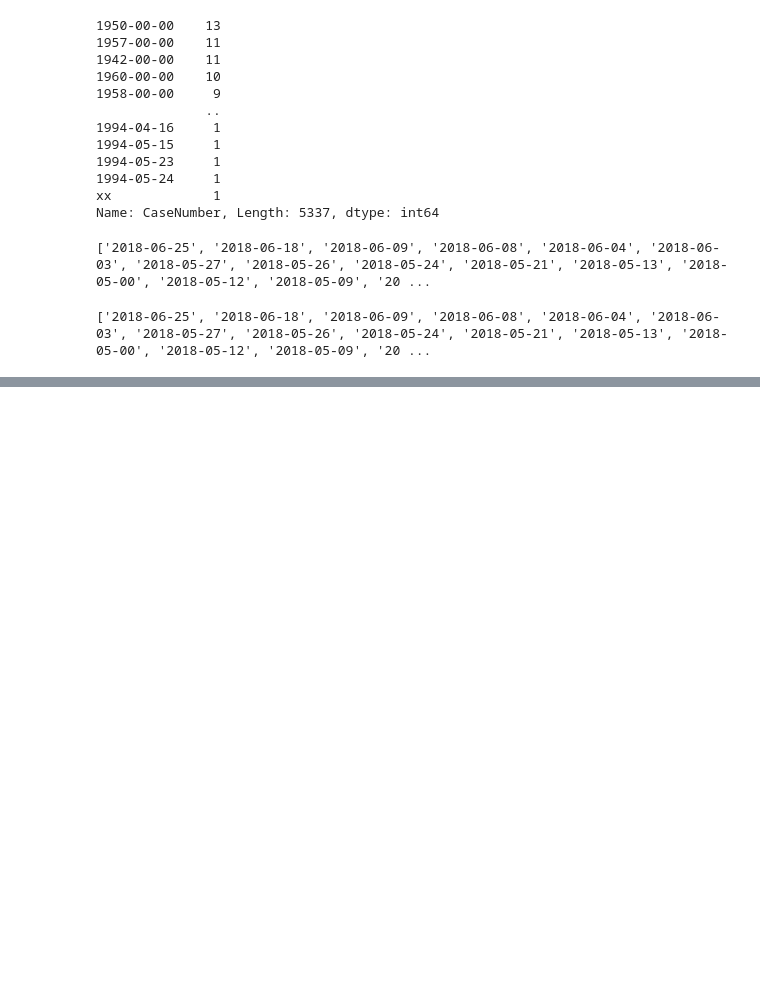
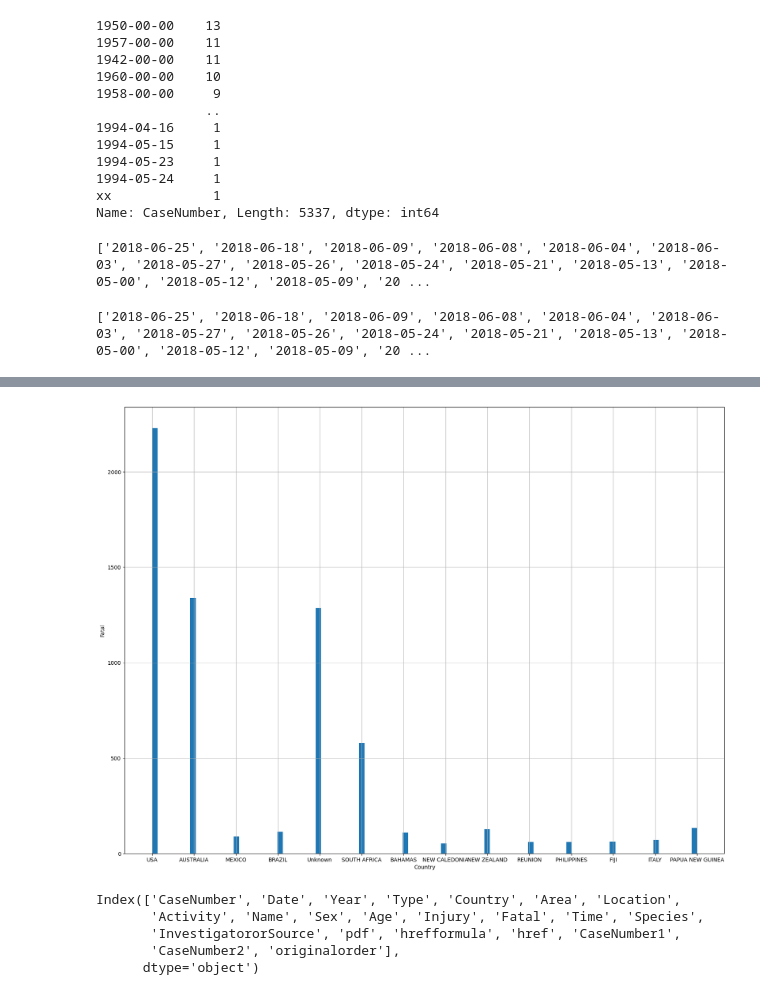
Before and after one commit to juliasabatel/Sharks_proyecto, a Jupyter notebook: Sharks_proyecto.ipynb, the cells around one changed output, grey strips where cells are left out. Cells and saved outputs as stored; diff of their text form; code cells hidden in the pictures; blank space fills up the shorter version.

```diff
--- a/Sharks_proyecto.ipynb
+++ b/Sharks_proyecto.ipynb
@@ -570,0 +556,8 @@ Name: Age, Length: 142, dtype: int64
+# %%
+sharks_ori['Age'].replace(["Ca. 33","mid-30s","middle-age","32 & 30","7      &    31","A.M."], "Unknown", inplace=True)
+# %%
+sharks_ori['Age'].replace(["17 & 35","13 or 14","9 & 12","  ? & 27","X","33 & 37","mid-20s","Elderly","9 months","Teen","18 months","46 & 34","23 & 26","teen","30 or 36","  ? & 27'","60's","20?"], "Unknown", inplace=True)
+# %%
+sharks_ori['Age'].replace(["Both 11"], "11", inplace=True)
+# %%
+sharks_ori['Age'][sharks_ori['Age'].str.endswith('s')] = 'Unknown'
@@ -570,0 +623,9 @@ Name: Age, Length: 142, dtype: int64
+# %%
+plt.figure(figsize=(20, 15))
+
+sharks_ori.Country.hist(bins=100)
+
+plt.ylabel('Fatal')
+plt.xlabel('Country');
+# %% [output]
+[figure, added]
@@ -570,0 +634,8 @@ Name: Age, Length: 142, dtype: int64
+# %%
+sharks_ori.columns
+# %% [output]
+Index(['CaseNumber', 'Date', 'Year', 'Type', 'Country', 'Area', 'Location',
+       'Activity', 'Name', 'Sex', 'Age', 'Injury', 'Fatal', 'Time', 'Species',
+       'InvestigatororSource', 'pdf', 'hrefformula', 'href', 'CaseNumber1',
+       'CaseNumber2', 'originalorder'],
+      dtype='object')
```
Also changed, not shown: parts of 91 cells of this notebook.
